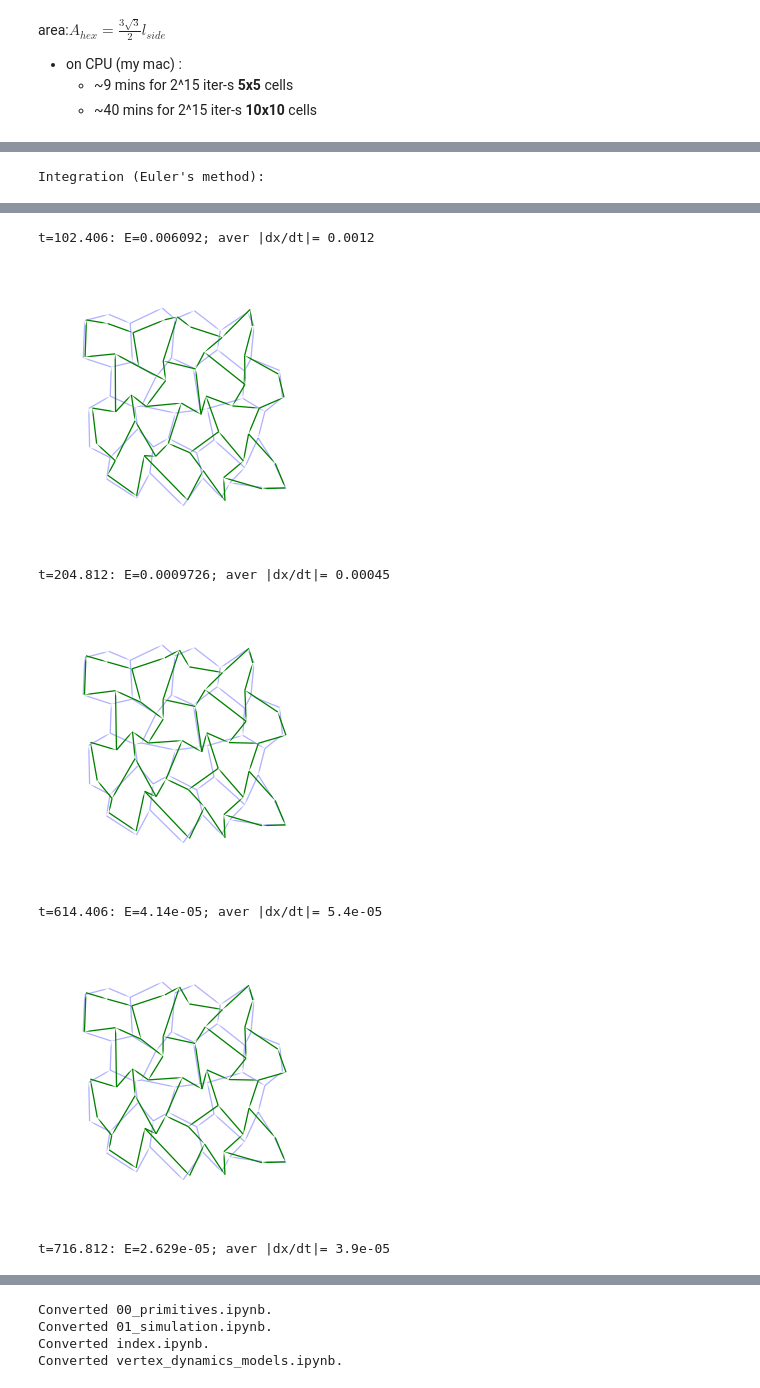
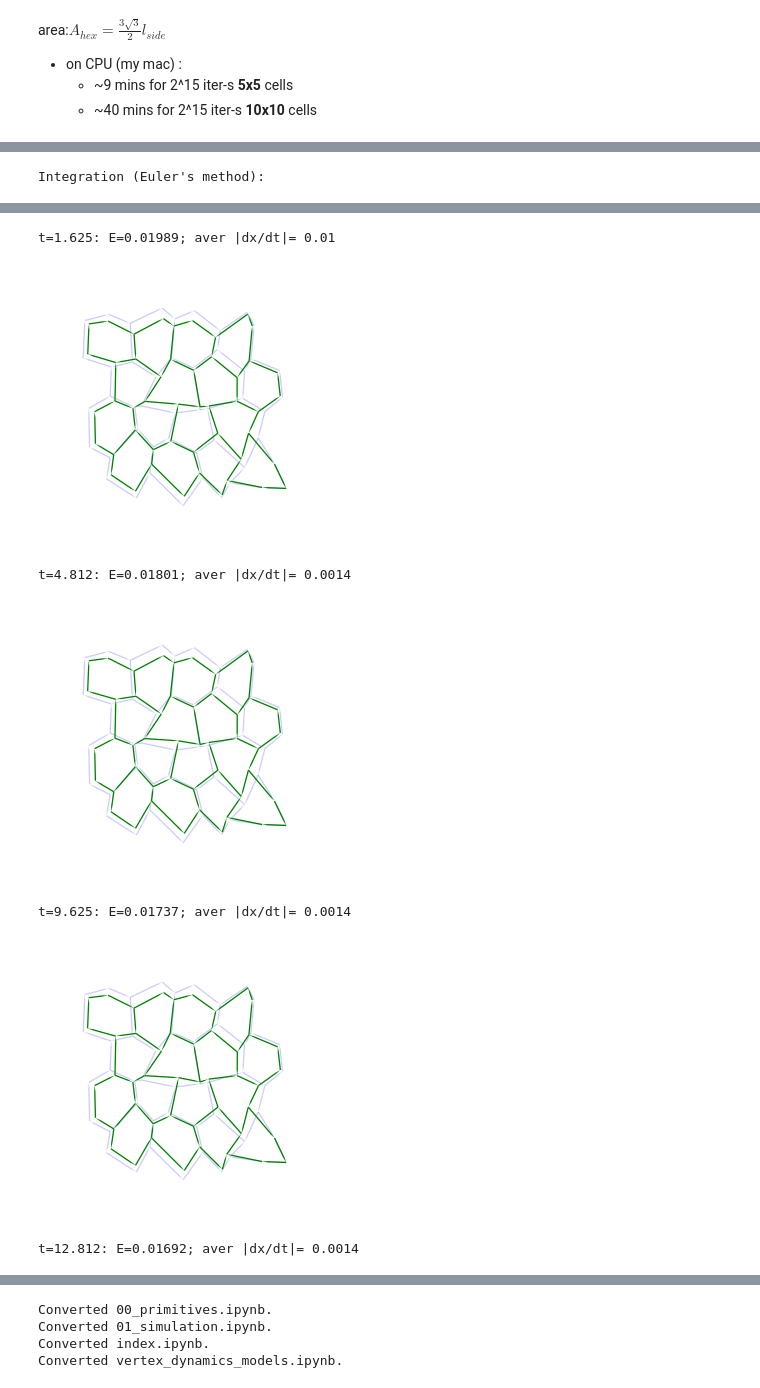
Before and after one commit to mshagirov/vertex_simulation, a Jupyter notebook: nbs/01_simulation.ipynb, the cells around one changed output, grey strips where cells are left out. Saved outputs shown, nothing was run; the diff lists cells and outputs as text; code cells hidden in the pictures.

```diff
--- a/nbs/01_simulation.ipynb
+++ b/nbs/01_simulation.ipynb
@@ -200,12 +200,12 @@ plt.close()
 k=1.0
 energy = lambda p,a: torch.sum(.01*(p)**2)+torch.sum((a-2.3)**2) #
 # Numerical integration
-Dt = 2**-5 # time step size
+Dt = 2**-4 # time step size
 t = [0]
 Energies = []
 Forces = []
 print('Integration (Euler\'s method):')
-t_total = 2**10
+t_total = 2**8
 for n in range(t_total):
     cell_graph.set_zero_grad_() # reset grad accumulator
     E = energy(cell_graph.perimeter(),cell_graph.area())  # total potential energy of the system
@@ -290,12 +290,12 @@ plt.close()
 k=1.0
 energy = lambda p,a: torch.sum(.001*(p-7)**2)+torch.sum((a-2.3)**2) #
 # Numerical integration
-Dt = 2**-5 # time step size
+Dt = 2**-4 # time step size
 t = [0]
 Energies = []
 Forces = []
 print('Integration (Euler\'s method):')
-t_total = 2**15
+t_total = 2**8
 for n in range(t_total):
     cell_graph.set_zero_grad_() # reset grad accumulator
     E = energy(cell_graph.perimeter(),cell_graph.area())  # total potential energy of the system
@@ -332,7 +332,7 @@ Integration (Euler's method):
-t=102.406: E=0.006092; aver |dx/dt|= 0.0012
+t=1.625: E=0.01989; aver |dx/dt|= 0.01
-[figure, old version]
+[figure, new version]
-t=204.812: E=0.0009726; aver |dx/dt|= 0.00045
+t=4.812: E=0.01801; aver |dx/dt|= 0.0014
-[figure, old version]
+[figure, new version]
-t=614.406: E=4.14e-05; aver |dx/dt|= 5.4e-05
+t=9.625: E=0.01737; aver |dx/dt|= 0.0014
-[figure, old version]
+[figure, new version]
-t=716.812: E=2.629e-05; aver |dx/dt|= 3.9e-05
+t=12.812: E=0.01692; aver |dx/dt|= 0.0014
```
Also changed, not shown: parts of 3 cells of this notebook, 8 other files.
